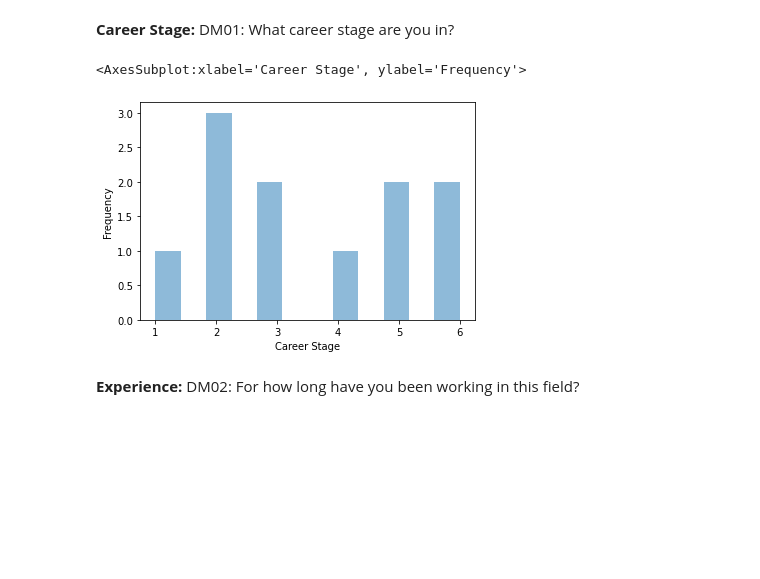
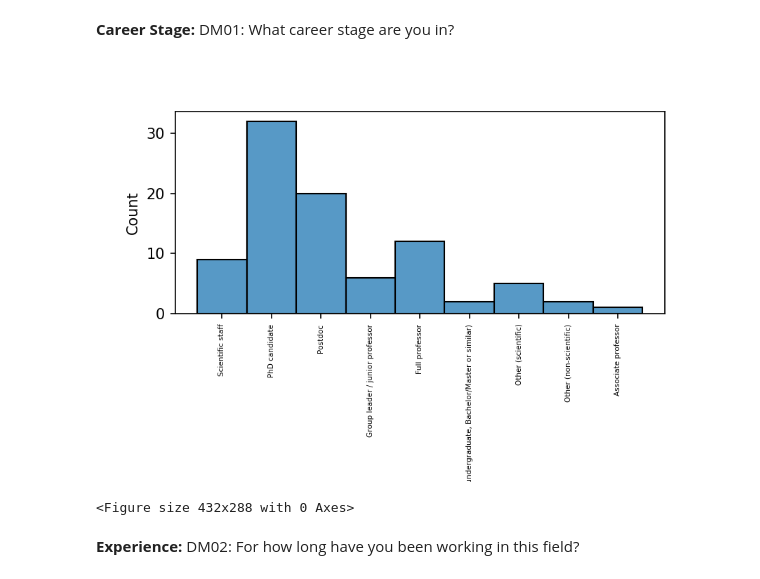
Before and after one commit to rreinecke/reproduce-study, a Jupyter notebook: poll_analysis.ipynb, the cells around one changed output. Saved outputs shown, nothing was run; the diff lists cells and outputs as text; code cells hidden in the pictures; blank space fills up the shorter version.

Commit message:
added plots to notebook

```diff
--- a/poll_analysis.ipynb
+++ b/poll_analysis.ipynb
@@ -40,13 +138,10 @@ Here, we report basic sample characteristics. Also, we can check for and report
 # %% [markdown]
 **Career Stage:** DM01: What career stage are you in?
-# %%
-# show career stage plot, add caption
-# example
-career = data['DM01'].plot.hist(bins=12, alpha=0.5, xlabel='Career Stage')
-career.set_xlabel('Career Stage')
-career
-# %% [output]
-<AxesSubplot:xlabel='Career Stage', ylabel='Frequency'>
-[figure, removed]
+# %%
+from IPython import display
+display.Image("./figs/DM01.png")
+# %% [output]
+[figure, added]
+<Figure size 432x288 with 0 Axes>
 # %% [markdown]
 **Experience:** DM02: For how long have you been working in this field?
```
Also changed, not shown: parts of 23 cells of this notebook, 1 other file.
